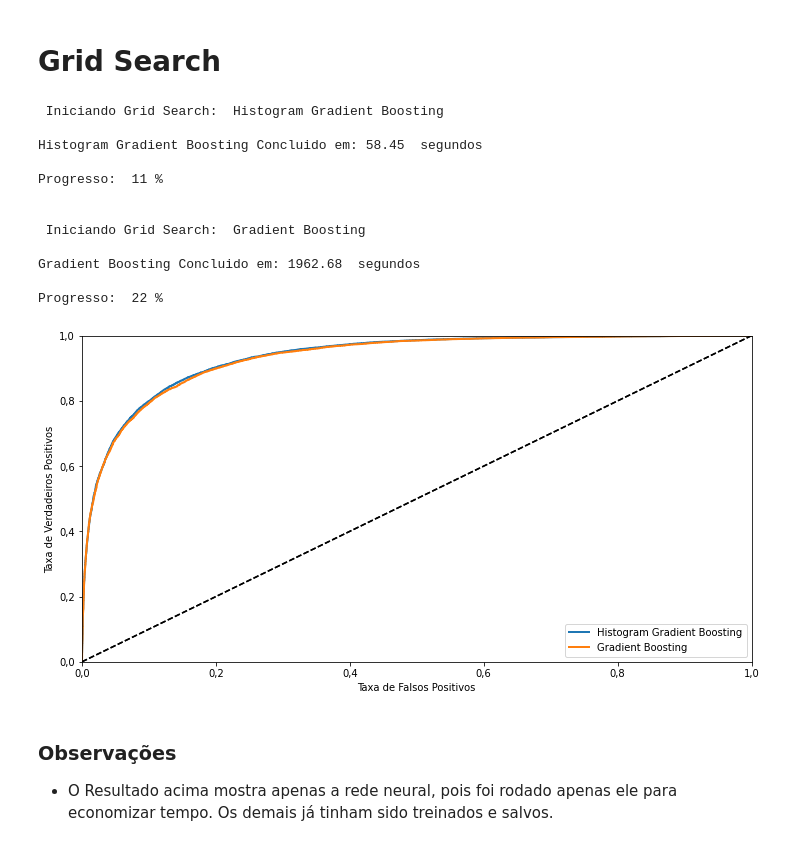
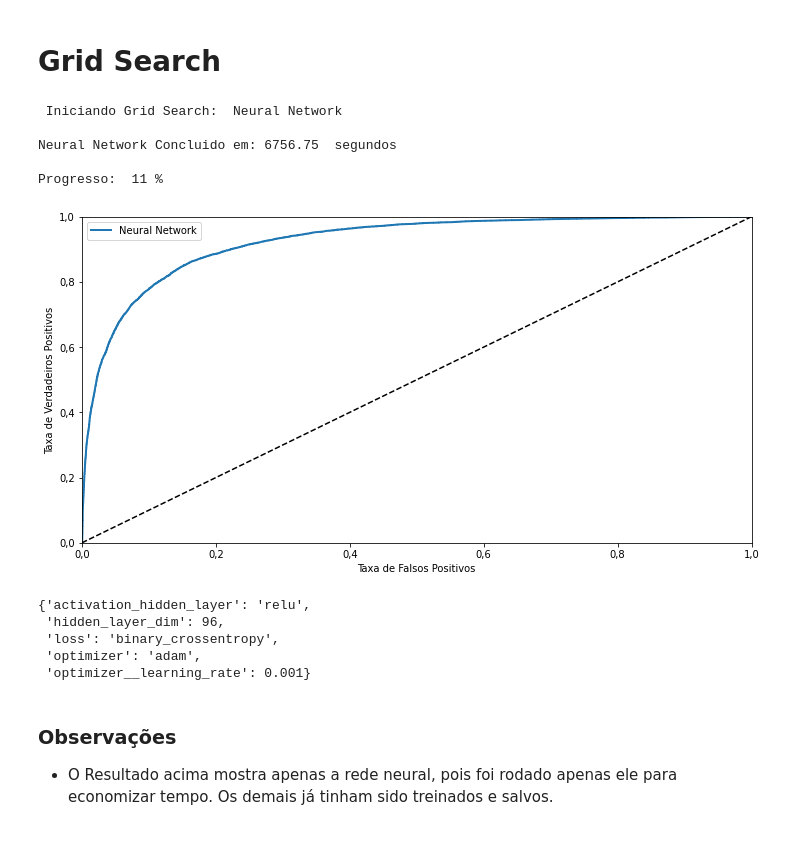
Before and after one commit to mrelero/machine-learning-anatel-database, a Jupyter notebook: Paper2/Model1/Model1.ipynb, the cells around one changed output. Cells and saved outputs as stored; diff of their text form; code cells hidden in the pictures.

```diff
--- a/Paper2/Model1/Model1.ipynb
+++ b/Paper2/Model1/Model1.ipynb
@@ -421,8 +421,8 @@ progress = 0
 total = len(Param_Grid)
 desempenho_ml_GRID = pd.DataFrame(columns=['ML','Acc','Precision','Recall', 'F1', 'AUC-Score', 'Tempo'])
 #Param_Grid = { "SVM": param_space_svm}
-#Param_Grid = {"Neural Network": parameter_space_NN}
-Param_Grid = {"Histogram Gradient Boosting":param_space_histogram_boost, "Gradient Boosting":param_space_gra_boost}
+Param_Grid = {"Neural Network": parameter_space_NN}
+#Param_Grid = {"Histogram Gradient Boosting":param_space_histogram_boost, "Gradient Boosting":param_space_gra_boost}
 for number, i in enumerate(Param_Grid):
     print("\n Iniciando Grid Search: ", i,"\n")
     start = time.time()
@@ -433,43 +433,44 @@ for number, i in enumerate(Param_Grid):
     if i == "SVM":
         print("oi")
         classifiers_GRID_Result[i].set_params(**{'probability': True})
 
     classifiers_GRID_Result[i].fit(X_train, y_train)
     y_pred = classifiers_GRID_Result[i].predict(X_test)
     end = time.time()
     time_GRID[i] = end - start
     acc = metrics.accuracy_score(y_test, y_pred)
     y_pred_prob = classifiers_GRID_Result[i].predict_proba(X_test)
     y_pred_prob = y_pred_prob[:, 1]
     cm = confusion_matrix(y_test, y_pred)
     pr = precision_score(y_test,y_pred)
     rec = recall_score(y_test,y_pred)
     F1 = f1_score(y_test, y_pred)
     fpr, tpr, threshold = roc_curve(y_test,y_pred_prob)
     plot_roc_curve(fpr,tpr,  i)
     auc = roc_auc_score(y_test,y_pred_prob)
     desempenho_ml_GRID.loc[number] = pd.Series({'ML': i, 'Acc': acc, 'Precision': pr, 'Recall': rec, 'F1': F1, 'AUC-Score': auc, 'Tempo': time_GRID[i]})
 
     params_GRID[i] = classifiers_GRID_Output[i].best_params_
     print(i,"Concluido em:", "%.2f" % time_GRID[i]," segundos \n")
     progress=progress+1
     aux = progress/total
     aux = aux*100
     print("Progresso: ","%.0f" % aux,"% \n")
 # %% [output]
- Iniciando Grid Search:  Histogram Gradient Boosting
+ Iniciando Grid Search:  Neural Network
 
-Histogram Gradient Boosting Concluido em: 58.45  segundos
+Neural Network Concluido em: 6756.75  segundos
 
 Progresso:  11 %
-
-
- Iniciando Grid Search:  Gradient Boosting
-
-Gradient Boosting Concluido em: 1962.68  segundos
-
-Progresso:  22 %
-[figure, old version]
+[figure, new version]
+# %%
+classifiers_GRID_Output["Neural Network"].best_params_
+# %% [output]
+{'activation_hidden_layer': 'relu',
+ 'hidden_layer_dim': 96,
+ 'loss': 'binary_crossentropy',
+ 'optimizer': 'adam',
+ 'optimizer__learning_rate': 0.001}
 # %% [markdown]
 ### Observações
 - O Resultado acima mostra apenas a rede neural, pois foi rodado apenas ele para economizar tempo. Os demais já tinham sido treinados e salvos.
```
Also changed, not shown: parts of 6 cells of this notebook, 3 other files.
